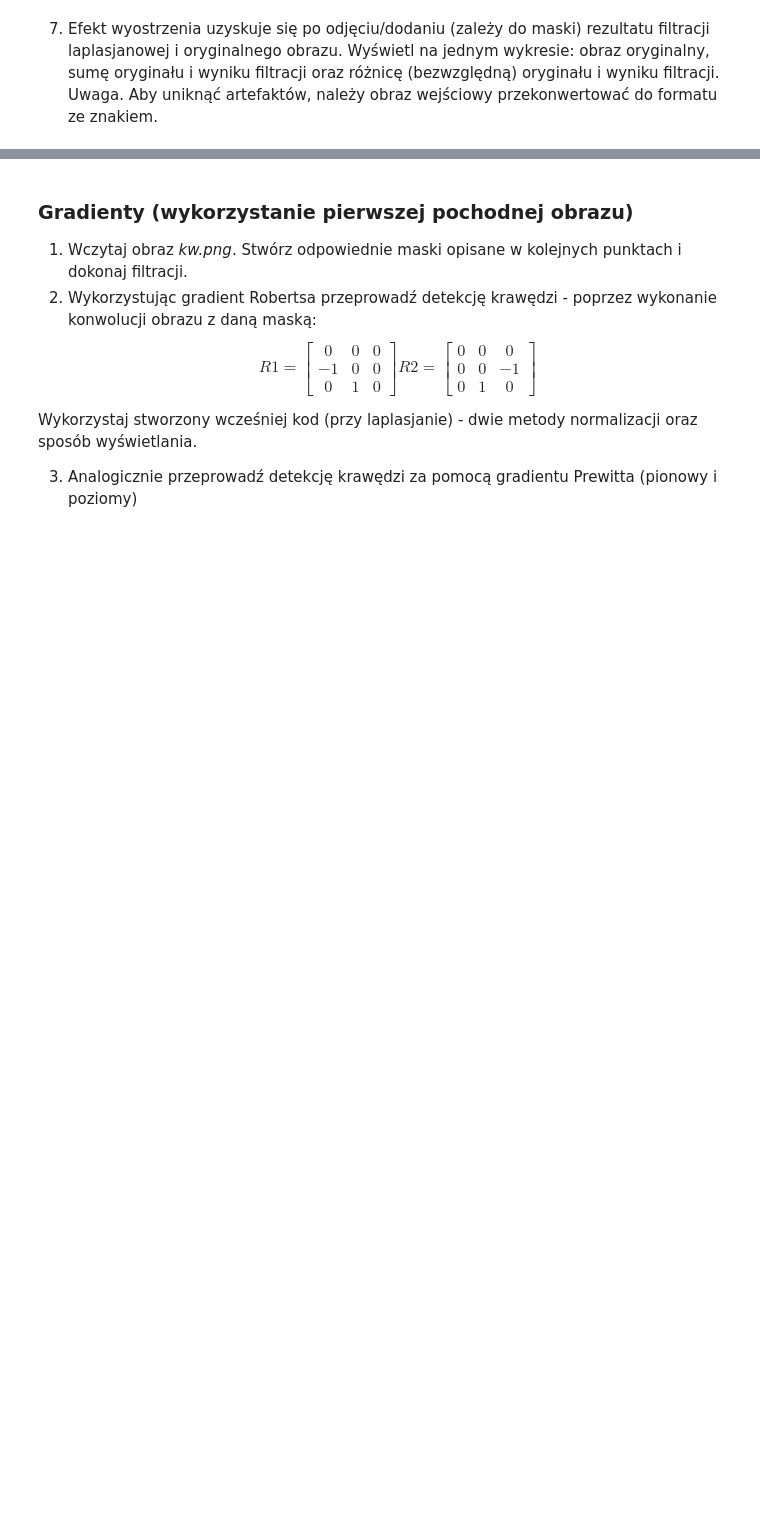
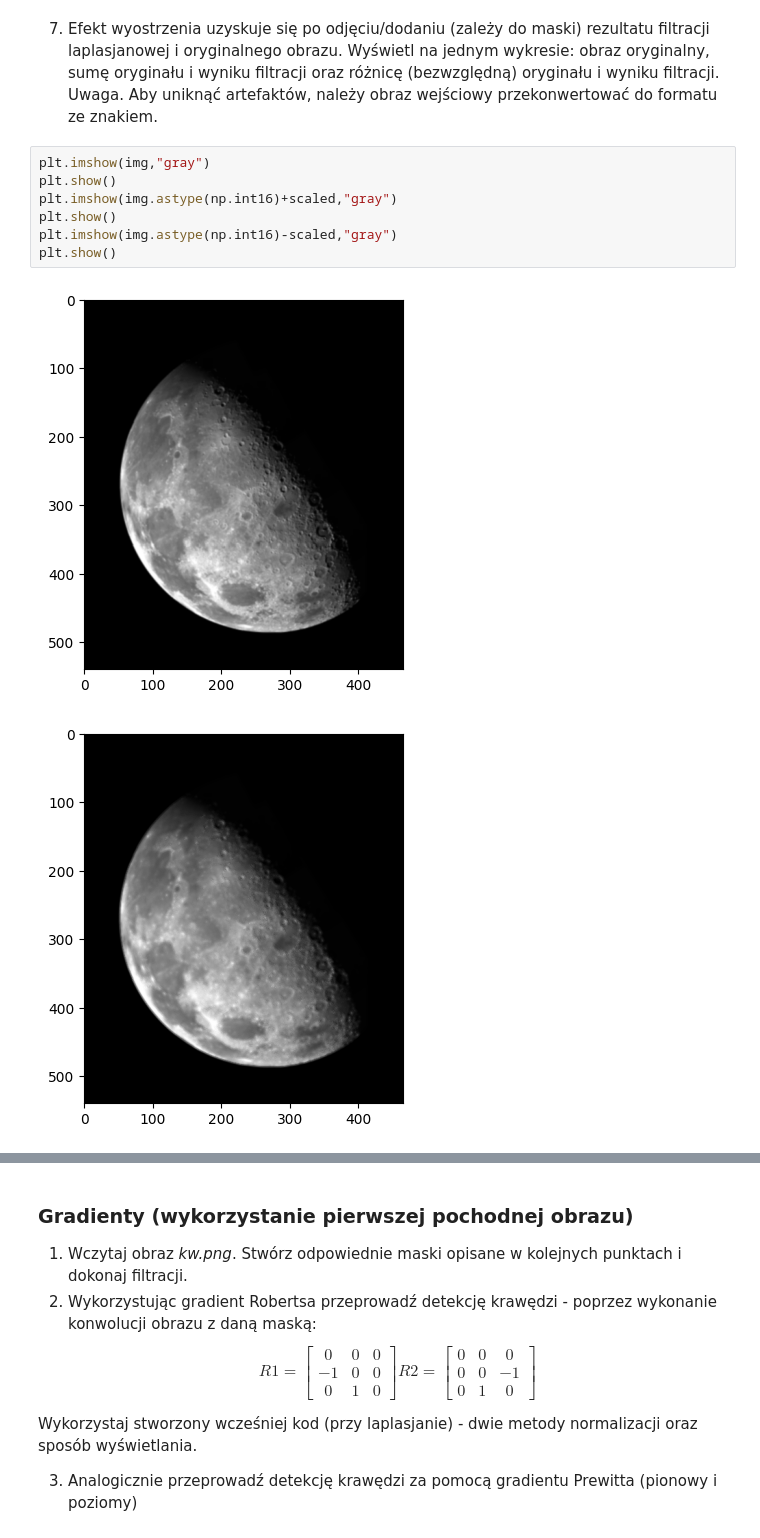
Before and after one commit to kpiotr6/WDCPO, a Jupyter notebook: lab6/06_context.ipynb, the cells around one changed output, grey strips where cells are left out. Cells and saved outputs as stored; diff of their text form; blank space fills up the shorter version.

```diff
--- a/lab6/06_context.ipynb
+++ b/lab6/06_context.ipynb
@@ -248,3 +255,13 @@ AttributeError: 'numpy.ndarray' object has no attribute 'map'
 # %% [markdown]
 7. Efekt wyostrzenia uzyskuje się po odjęciu/dodaniu (zależy do maski) rezultatu filtracji laplasjanowej i oryginalnego obrazu. Wyświetl na jednym wykresie: obraz oryginalny, sumę oryginału i wyniku filtracji oraz różnicę (bezwzględną) oryginału i wyniku filtracji.
  Uwaga. Aby uniknąć artefaktów, należy obraz wejściowy przekonwertować do formatu ze znakiem.
+# %%
+plt.imshow(img,"gray")
+plt.show()
+plt.imshow(img.astype(np.int16)+scaled,"gray")
+plt.show()
+plt.imshow(img.astype(np.int16)-scaled,"gray")
+plt.show()
+# %% [output]
+[figure, added]
+[figure, added]
```
Also changed, not shown: parts of 8 cells of this notebook, 1 other file.
